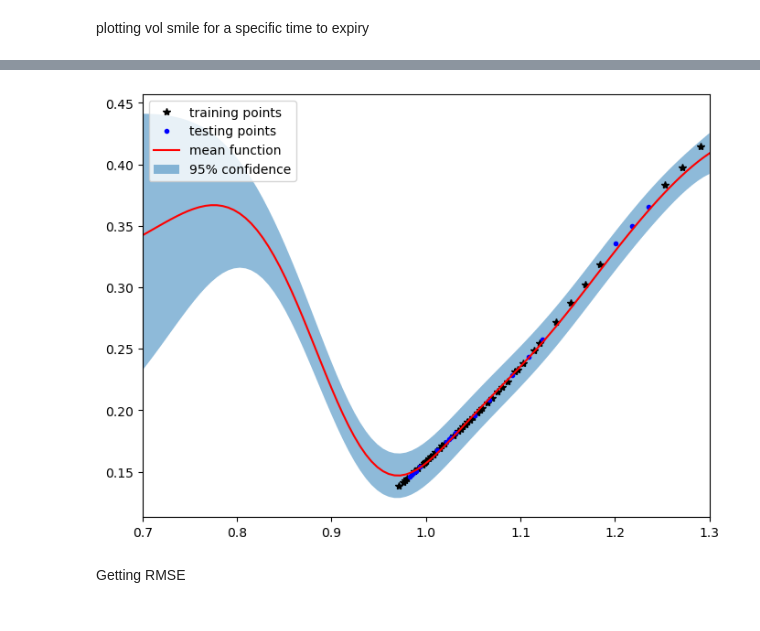
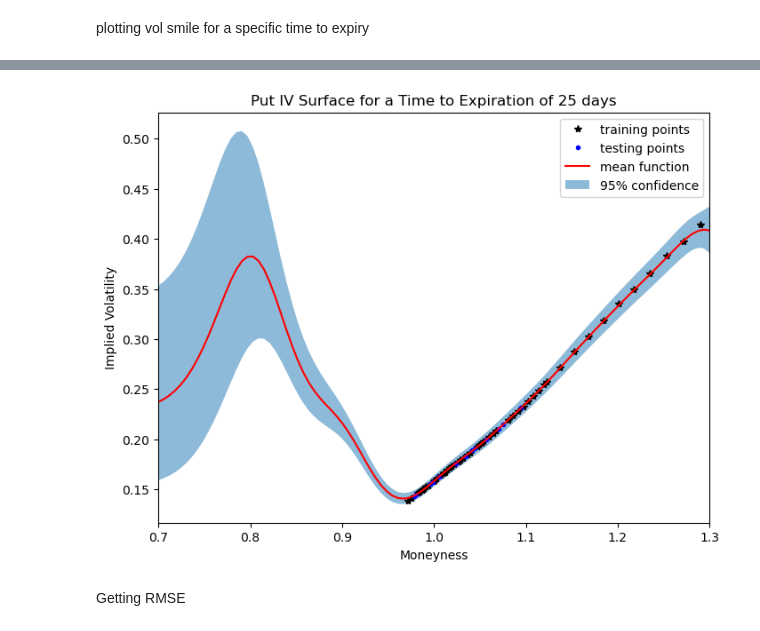
Before and after one commit to amoszczynski/Vol_GP, a Jupyter notebook: daily_GP/daily_GP.ipynb, the cells around one changed output, grey strips where cells are left out. Saved outputs shown, nothing was run; the diff lists cells and outputs as text; code cells hidden in the pictures.

```diff
--- a/daily_GP/daily_GP.ipynb
+++ b/daily_GP/daily_GP.ipynb
@@ -39,9 +39,7 @@ for file in os.listdir('../option_data/spy_data'):
         df['iv'] = df['implied_volatility'].astype(np.float32)
 
         # filtering for research paper criteria
-        df = df.loc[(df['close']!=0) & (df['T']>=20) & (df['T']<=365) & (df['mny']>0.7) & (df['mny']<1.3)]
-
-        # test / train
+        df = df.loc[(df['close']!=0) & (df['iv']!=0) & (df['T']>=20) & (df['T']<=365) & (df['mny']>0.7) & (df['mny']<1.3)]
 
         # splitting up into calls/puts
         calls = df.loc[df['option_type']=='C'][['T', 'mny', 'iv']]
@@ -267,7 +262,7 @@ plt.show()
 # %% [markdown]
 plotting vol smile for a specific time to expiry
 # %%
-t_to_exp = 357
+t_to_exp = 25
 
 # getting training/test data
 c_tr = gp_models[day_str]['call_train']
@@ -318,9 +313,9 @@ with torch.no_grad():
     ax.plot(c_tst['mny'], c_tst['iv'], 'b.', label='testing points')
 
     # undo exponentiation
-    lower = np.log(lower.numpy())
-    upper = np.log(upper.numpy() )
-    preds = np.log(c_plt.mean.numpy())
+    lower = math.e ** lower.numpy() #np.log(lower.numpy())
+    upper = math.e ** upper.numpy() #np.log(upper.numpy() )
+    preds = math.e ** c_plt.mean.numpy() #np.log(c_plt.mean.numpy())
 
     # undo x-axis scaling by using rng_mny
     ax.plot(rng_mny, preds, 'r', label='mean function')
@@ -329,5 +324,8 @@ with torch.no_grad():
     ax.fill_between(rng_mny, lower, upper, alpha=0.5, label='95% confidence')
 
     ax.set_xlim([0.7, 1.3])
+    ax.set_xlabel("Moneyness")
+    ax.set_ylabel("Implied Volatility")
+    ax.set_title(f"Call IV Surface for a Time to Expiration of {t_to_exp} days")
     ax.legend()
 # %% [output]
@@ -335,33 +333,37 @@ with torch.no_grad():
 # %%
 # puts
 with torch.no_grad():
     # Initialize plot
     f, ax = plt.subplots(1, 1, figsize=(8, 6))
 
     # Get upper and lower confidence bounds
     lower, upper = p_plt.confidence_region()
 
     # Plot training data as black stars
     ax.plot(p_tr['mny'], p_tr['iv'], 'k*', label='training points')
 
     # plot test data as blue stars
     ax.plot(p_tst['mny'], p_tst['iv'], 'b.', label='testing points')
 
     # undo exponentiation
-    lower = np.log(lower.numpy())
-    upper = np.log(upper.numpy() )
-    preds = np.log(p_plt.mean.numpy())
+    lower = math.e ** lower.numpy() #np.log(lower.numpy())
+    upper = math.e ** upper.numpy() #np.log(upper.numpy() )
+    preds = math.e ** p_plt.mean.numpy() #np.log(p_plt.mean.numpy())
 
     # undo x-axis scaling by using original range
     ax.plot(rng_mny, preds, 'r', label='mean function')
 
     # Shade between the lower and upper confidence bounds
     ax.fill_between(rng_mny, lower, upper, alpha=0.5, label='95% confidence')
 
     ax.set_xlim([0.7, 1.3])
+    ax.set_xlabel("Moneyness")
+    ax.set_ylabel("Implied Volatility")
+    ax.set_title(f"Put IV Surface for a Time to Expiration of {t_to_exp} days")
+
     ax.legend()
 # %% [output]
-[figure, old version]
+[figure, new version]
 # %% [markdown]
 Getting RMSE
 # %%
```
Also changed, not shown: parts of 8 cells of this notebook.
